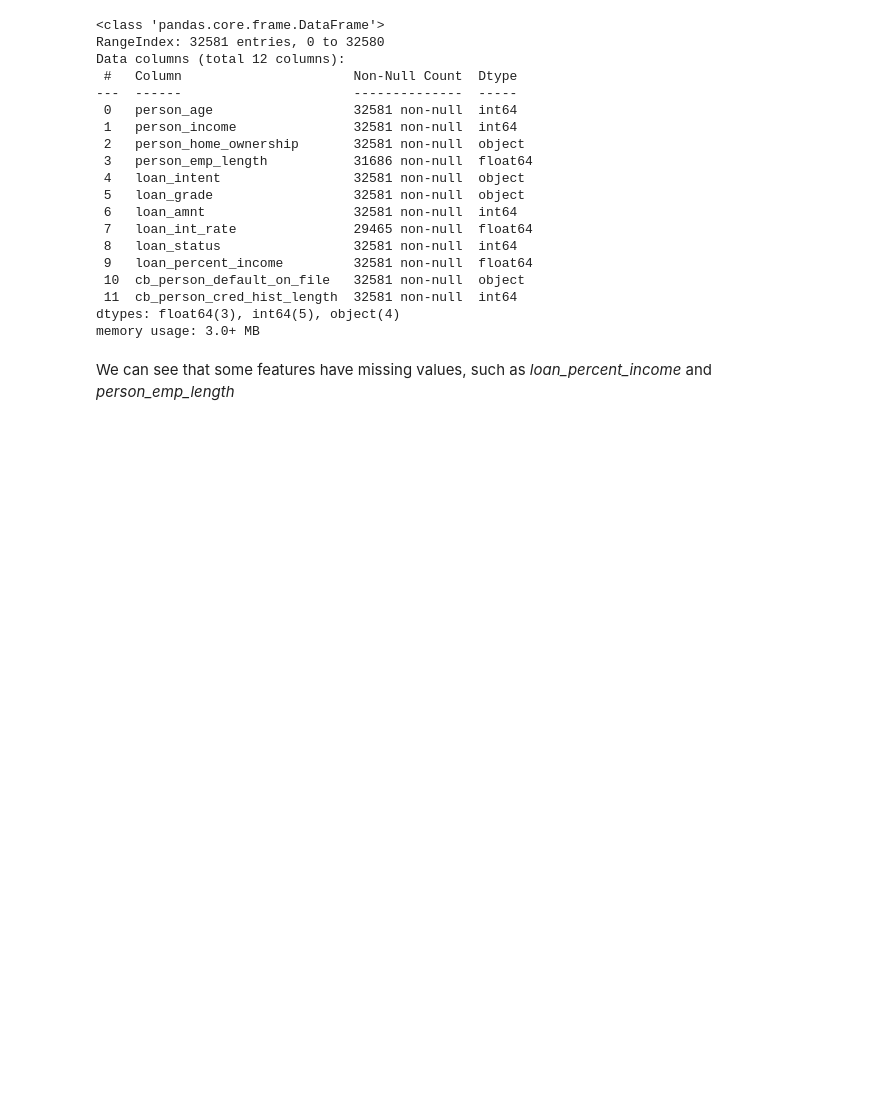
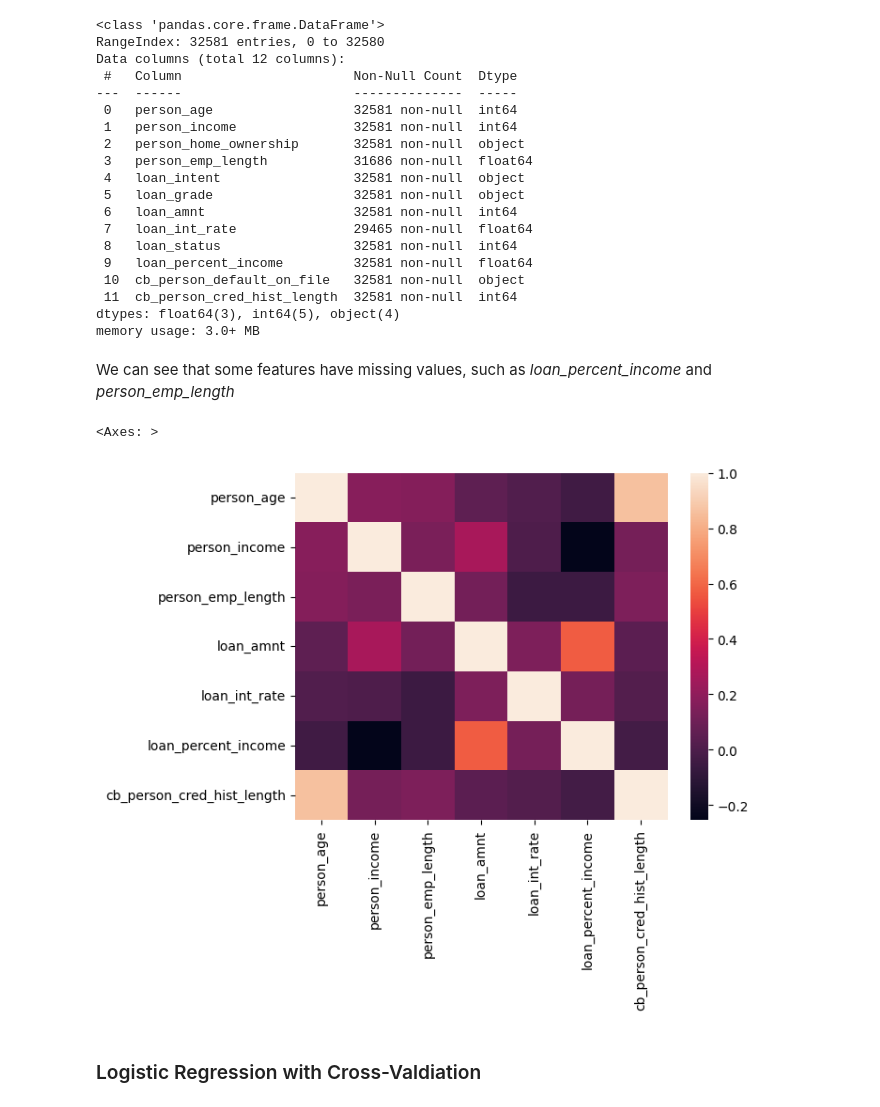
Before and after one commit to iasuu/credit_risk_model, a Jupyter notebook: MODEL/script.ipynb, the cells around one changed output. Cells and saved outputs as stored; diff of their text form; code cells hidden in the pictures; blank space fills up the shorter version.

```diff
--- a/MODEL/script.ipynb
+++ b/MODEL/script.ipynb
@@ -48,0 +49,5 @@ We can see that some features have missing values, such as *loan_percent_income*
+# %%
+sns.heatmap(credit_data.drop(['loan_status'], axis = 1).corr())
+# %% [output]
+<Axes: >
+[figure, added]
@@ -48,0 +92,2 @@ We can see that some features have missing values, such as *loan_percent_income*
+# %% [markdown]
+### Logistic Regression with Cross-Valdiation
```
Also changed, not shown: parts of 23 cells of this notebook.
